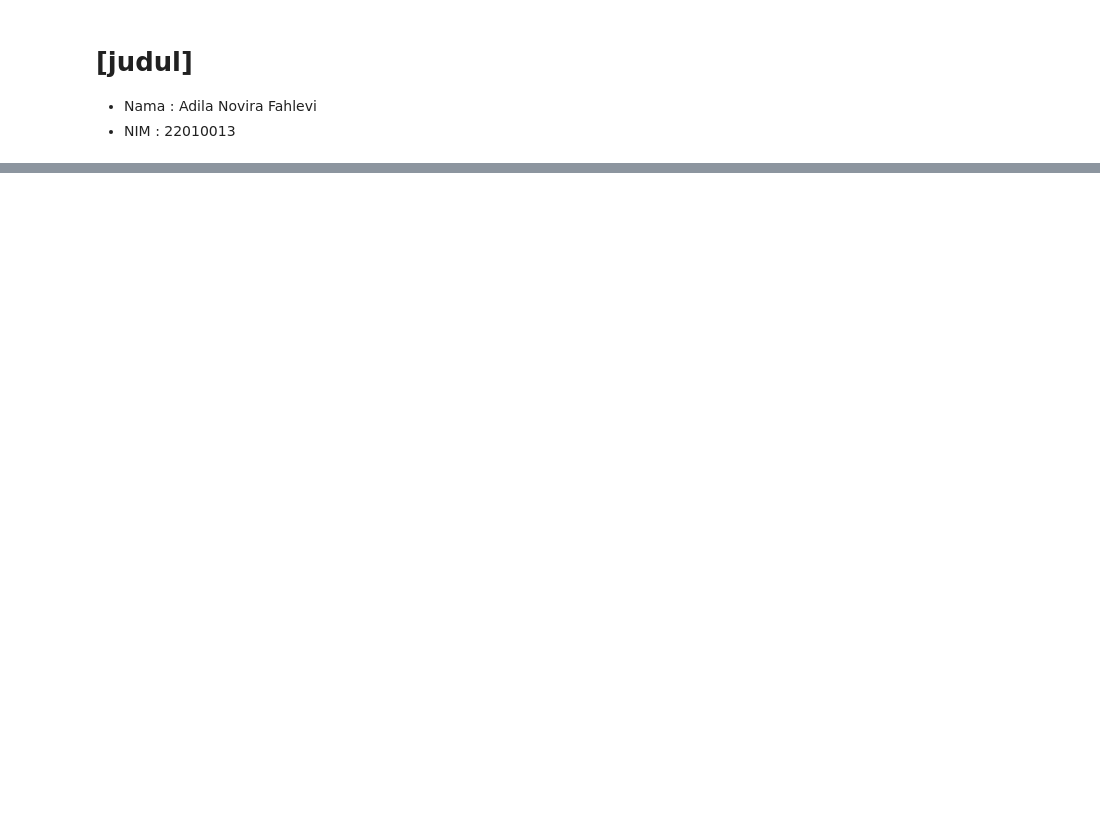
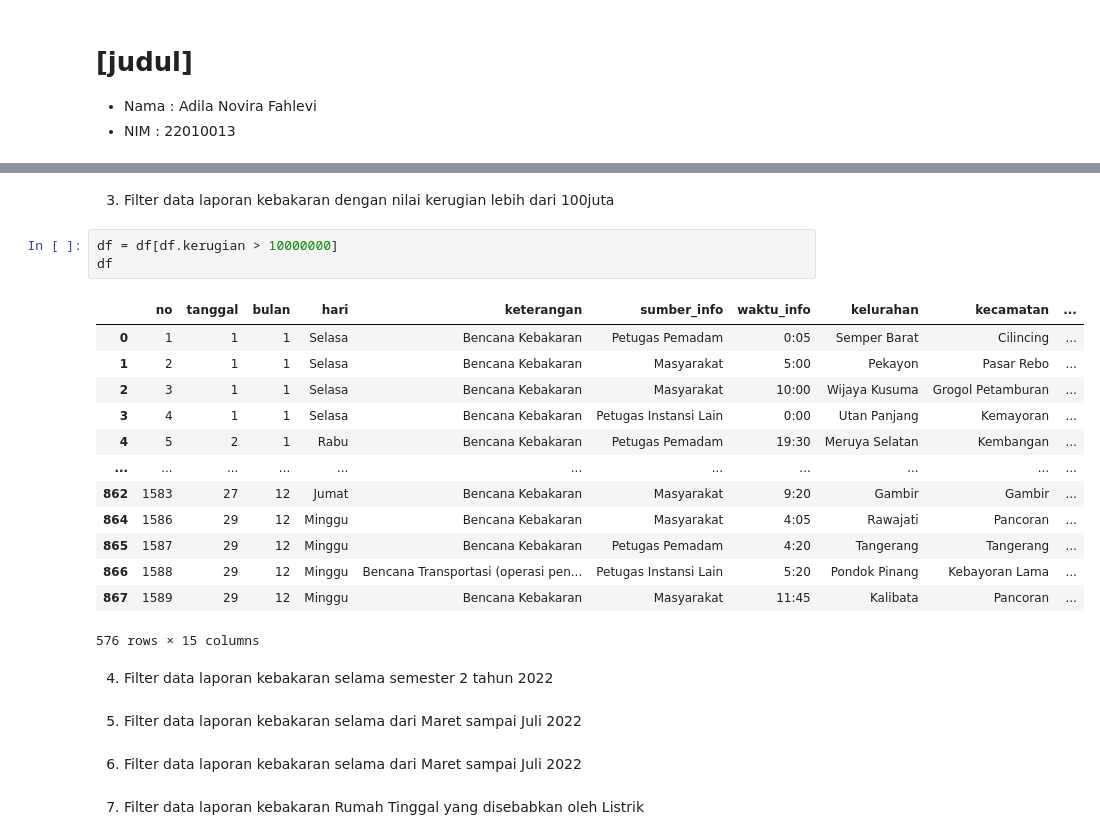
Before and after one commit to ruang-belajar/notebook-1-adilanvr, a Jupyter notebook: notebook1.ipynb, the cells around one changed output, grey strips where cells are left out. Saved outputs shown, nothing was run; the diff lists cells and outputs as text; blank space fills up the shorter version.

```diff
--- a/notebook1.ipynb
+++ b/notebook1.ipynb
@@ -36,0 +79,27 @@ data-kebakaran.csv  100%[===================>] 130.11K  --.-KB/s    in 0.02s
+# %% [markdown]
+3. Filter data laporan kebakaran dengan nilai kerugian lebih dari 100juta
+# %%
+df = df[df.kerugian > 10000000]
+df
+# %% [output]
+|  | no | tanggal | bulan | hari | keterangan | sumber_info | waktu_info | kelurahan | kecamatan | ... |
+| 0 | 1 | 1 | 1 | Selasa | Bencana Kebakaran | Petugas Pemadam | 0:05 | Semper Barat | Cilincing | ... |
+| 1 | 2 | 1 | 1 | Selasa | Bencana Kebakaran | Masyarakat | 5:00 | Pekayon | Pasar Rebo | ... |
+| 2 | 3 | 1 | 1 | Selasa | Bencana Kebakaran | Masyarakat | 10:00 | Wijaya Kusuma | Grogol Petamburan | ... |
+| 3 | 4 | 1 | 1 | Selasa | Bencana Kebakaran | Petugas Instansi Lain | 0:00 | Utan Panjang | Kemayoran | ... |
+| 4 | 5 | 2 | 1 | Rabu | Bencana Kebakaran | Petugas Pemadam | 19:30 | Meruya Selatan | Kembangan | ... |
+| ... | ... | ... | ... | ... | ... | ... | ... | ... | ... | ... |
+| 862 | 1583 | 27 | 12 | Jumat | Bencana Kebakaran | Masyarakat | 9:20 | Gambir | Gambir | ... |
+| 864 | 1586 | 29 | 12 | Minggu | Bencana Kebakaran | Masyarakat | 4:05 | Rawajati | Pancoran | ... |
+| 865 | 1587 | 29 | 12 | Minggu | Bencana Kebakaran | Petugas Pemadam | 4:20 | Tangerang | Tangerang | ... |
+| 866 | 1588 | 29 | 12 | Minggu | Bencana Transportasi (operasi pen... | Petugas Instansi Lain | 5:20 | Pondok Pinang | Kebayoran Lama | ... |
+| 867 | 1589 | 29 | 12 | Minggu | Bencana Kebakaran | Masyarakat | 11:45 | Kalibata | Pancoran | ... |
+576 rows × 15 columns
+# %% [markdown]
+4. Filter data laporan kebakaran selama semester 2 tahun 2022
+# %% [markdown]
+5. Filter data laporan kebakaran selama dari Maret sampai Juli 2022
+# %% [markdown]
+6. Filter data laporan kebakaran selama dari Maret sampai Juli 2022
+# %% [markdown]
+7. Filter data laporan kebakaran Rumah Tinggal yang disebabkan oleh Listrik
```
Also changed, not shown: parts of 5 cells of this notebook.
